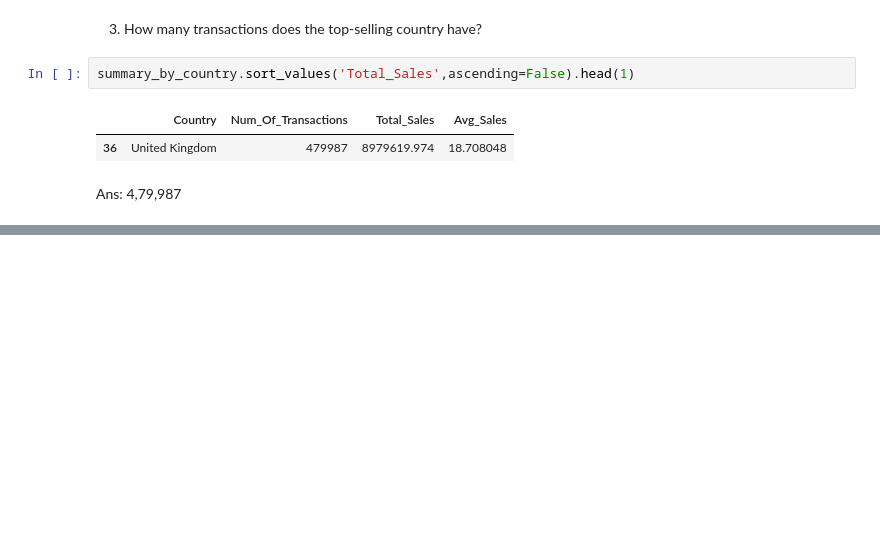
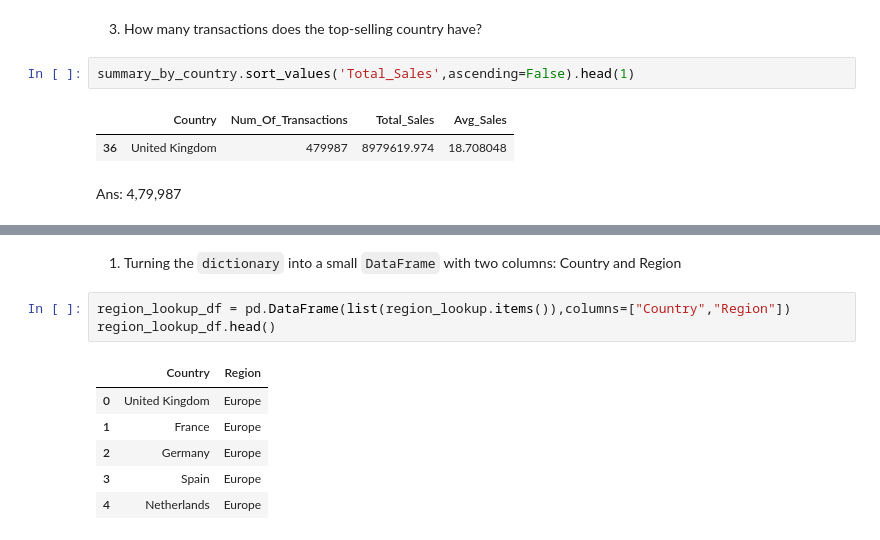
Before and after one commit to VishnuCodes96/Rebounce-Applied-AI-and-Analytics-Codes, a Jupyter notebook: python_301.ipynb, the cells around one changed output, grey strips where cells are left out. Drawn from its saved outputs; the diff is of its cells as text; blank space fills up the shorter version.

```diff
--- a/python_301.ipynb
+++ b/python_301.ipynb
@@ -300,0 +317,12 @@ Ans: 4,79,987
+# %% [markdown]
+1. Turning the `dictionary` into a small `DataFrame` with two columns: Country and Region
+# %%
+region_lookup_df = pd.DataFrame(list(region_lookup.items()),columns=["Country","Region"])
+region_lookup_df.head()
+# %% [output]
+|  | Country | Region |
+| 0 | United Kingdom | Europe |
+| 1 | France | Europe |
+| 2 | Germany | Europe |
+| 3 | Spain | Europe |
+| 4 | Netherlands | Europe |
```
Also changed, not shown: parts of 9 cells of this notebook.
